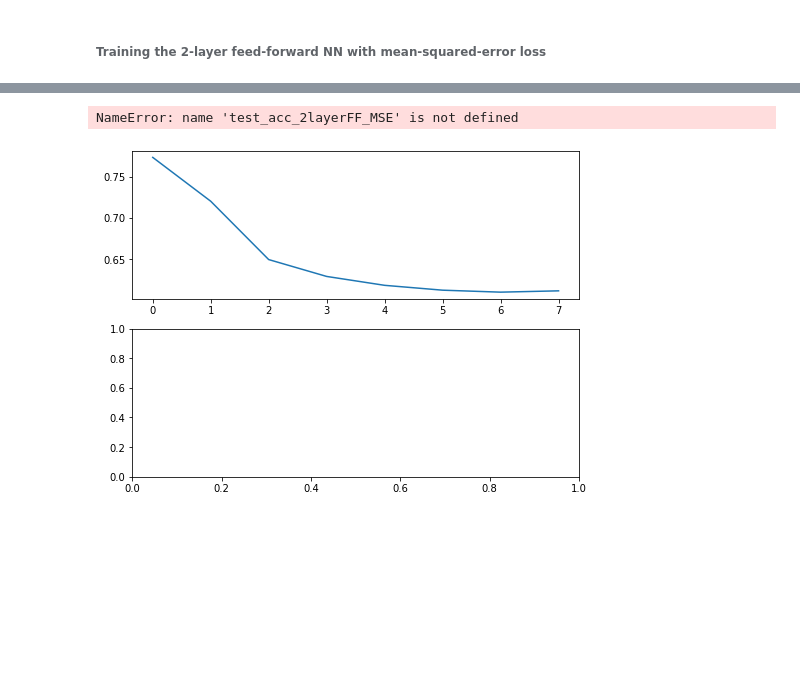
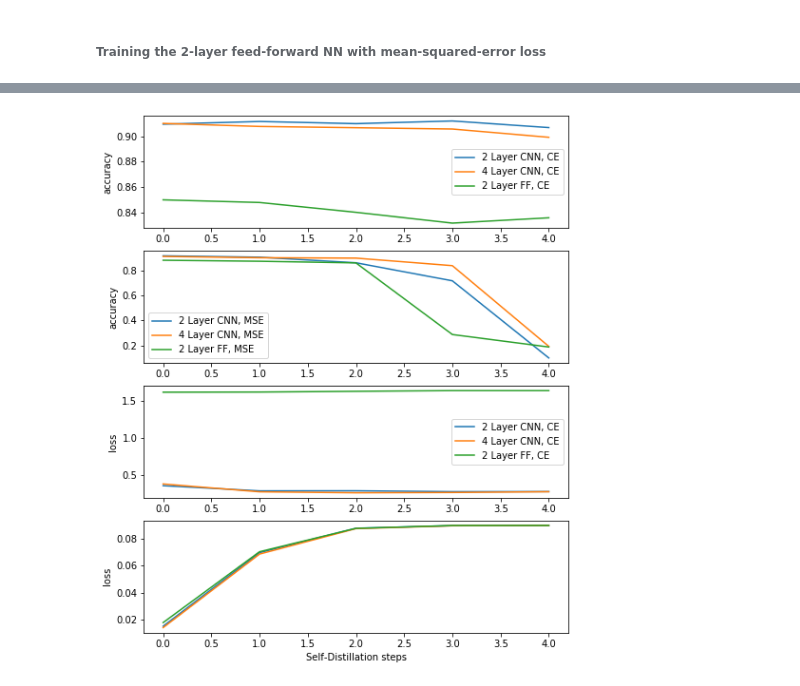
Before and after one commit to JanMarcoRuizdeVargas/Introduction-to-Self-Distillation-accompanying-code, a Jupyter notebook: SD-Adam-NODropout-3nets 1.ipynb, the cells around one changed output, grey strips where cells are left out. Saved outputs shown, nothing was run; the diff lists cells and outputs as text; code cells hidden in the pictures; blank space fills up the shorter version.

```diff
--- a/SD-Adam-NODropout-3nets 1.ipynb
+++ b/SD-Adam-NODropout-3nets 1.ipynb
@@ -231,12 +303,12 @@ for i in range(18):
 ### Training the feed-forward NN with cross-entropy loss and mean-squared-error loss
 ###### Training the 2-layer feed-forward NN with cross-entropy loss
 # %%
-train_labels_Iterations_2layerFF_CE = np.zeros((60000,10,8),dtype='float32')
+train_labels_Iterations_2layerFF_CE = np.zeros((60000,10,5),dtype='float32')
 label_update_2layerFF_CE = train_labels_onehot
-predictions_2layerFF_CE = np.zeros((10000,10,8),dtype='float32')
-test_loss_2FFCE = np.zeros(8,dtype='float32')
-test_acc_2FFCE = np.zeros(8,dtype='float32')
-for i in range(8):
+predictions_2layerFF_CE = np.zeros((10000,10,5),dtype='float32')
+test_loss_2FFCE = np.zeros(5,dtype='float32')
+test_acc_2FFCE = np.zeros(5,dtype='float32')
+for i in range(5):
     print('ROUND',i+1)
 
     name = 'Feedforward_2_Layer_CE'
@@ -278,12 +350,12 @@ Test accuracy: 0.6114
 # %% [markdown]
 ###### Training the 2-layer feed-forward NN with mean-squared-error loss
 # %%
-train_labels_Iterations_2layerFF_MSE = np.zeros((60000,10,8),dtype='float32')
+train_labels_Iterations_2layerFF_MSE = np.zeros((60000,10,5),dtype='float32')
 label_update_2layerFF_MSE = train_labels_onehot
-predictions_2layerFF_MSE = np.zeros((10000,10,8),dtype='float32')
-test_loss_2FFMSE = np.zeros(8,dtype='float32')
-test_acc_2FFMSE = np.zeros(8,dtype='float32')
-for i in range(8):
+predictions_2layerFF_MSE = np.zeros((10000,10,5),dtype='float32')
+test_loss_2FFMSE = np.zeros(5,dtype='float32')
+test_acc_2FFMSE = np.zeros(5,dtype='float32')
+for i in range(5):
     print('ROUND',i+1)
 
     name = 'Feedforward_2_Layer_MSE'
@@ -325,26 +397,30 @@ Test accuracy: 0.0717
 # %%
-fig, (ax1, ax2) = plt.subplots(2, figsize=(8, 6))
+fig, (ax1, ax2, ax3, ax4) = plt.subplots(4, figsize=(8, 10))
 
 ax1.plot(test_acc_2CNNCE,label='2 Layer CNN, CE')
-ax1.plot(test_acc_2CNNMSE,label='2 Layer CNN, MSE')
+ax2.plot(test_acc_2CNNMSE,label='2 Layer CNN, MSE')
 ax1.plot(test_acc_4CNNCE,label='4 Layer CNN, CE')
-ax1.plot(test_acc_4CNNMSE,label='4 Layer CNN, CE')
+ax2.plot(test_acc_4CNNMSE,label='4 Layer CNN, MSE')
 ax1.plot(test_acc_2FFCE,label='2 Layer FF, CE')
-ax1.plot(test_acc_2FFMSE,label='2 Layer FF, MSE')
+ax2.plot(test_acc_2FFMSE,label='2 Layer FF, MSE')
 
-ax2.plot(test_loss_2CNNCE,label='2 Layer CNN, CE')
-ax2.plot(test_loss_2CNNMSE,label='2 Layer CNN, MSE')
-ax2.plot(test_loss_4CNNCE,label='4 Layer CNN, CE')
-ax2.plot(test_loss_4CNNMSE,label='4 Layer CNN, CE')
-ax2.plot(test_loss_2FFCE,label='2 Layer FF, CE')
-ax2.plot(test_loss_2FFMSE,label='2 Layer FF, MSE')
+ax3.plot(test_loss_2CNNCE,label='2 Layer CNN, CE')
+ax4.plot(test_loss_2CNNMSE,label='2 Layer CNN, MSE')
+ax3.plot(test_loss_4CNNCE,label='4 Layer CNN, CE')
+ax4.plot(test_loss_4CNNMSE,label='4 Layer CNN, MSE')
+ax3.plot(test_loss_2FFCE,label='2 Layer FF, CE')
+ax4.plot(test_loss_2FFMSE,label='2 Layer FF, MSE')
 
 ax1.set_ylabel('accuracy')
-ax2.set_ylabel('loss')
-ax2.set_xlabel('Self-Distillation steps')
+ax2.set_ylabel('accuracy')
+ax3.set_ylabel('loss')
+ax4.set_ylabel('loss')
+ax4.set_xlabel('Self-Distillation steps')
 ax1.legend()
 ax2.legend()
+ax3.legend()
+ax3.legend()
+plt.savefig('Adam-NODropout-figure')
 plt.show()
 # %% [output]
-NameError: name 'test_acc_2layerFF_MSE' is not defined
-[figure, old version]
+[figure, new version]
```
Also changed, not shown: parts of 7 cells of this notebook.
